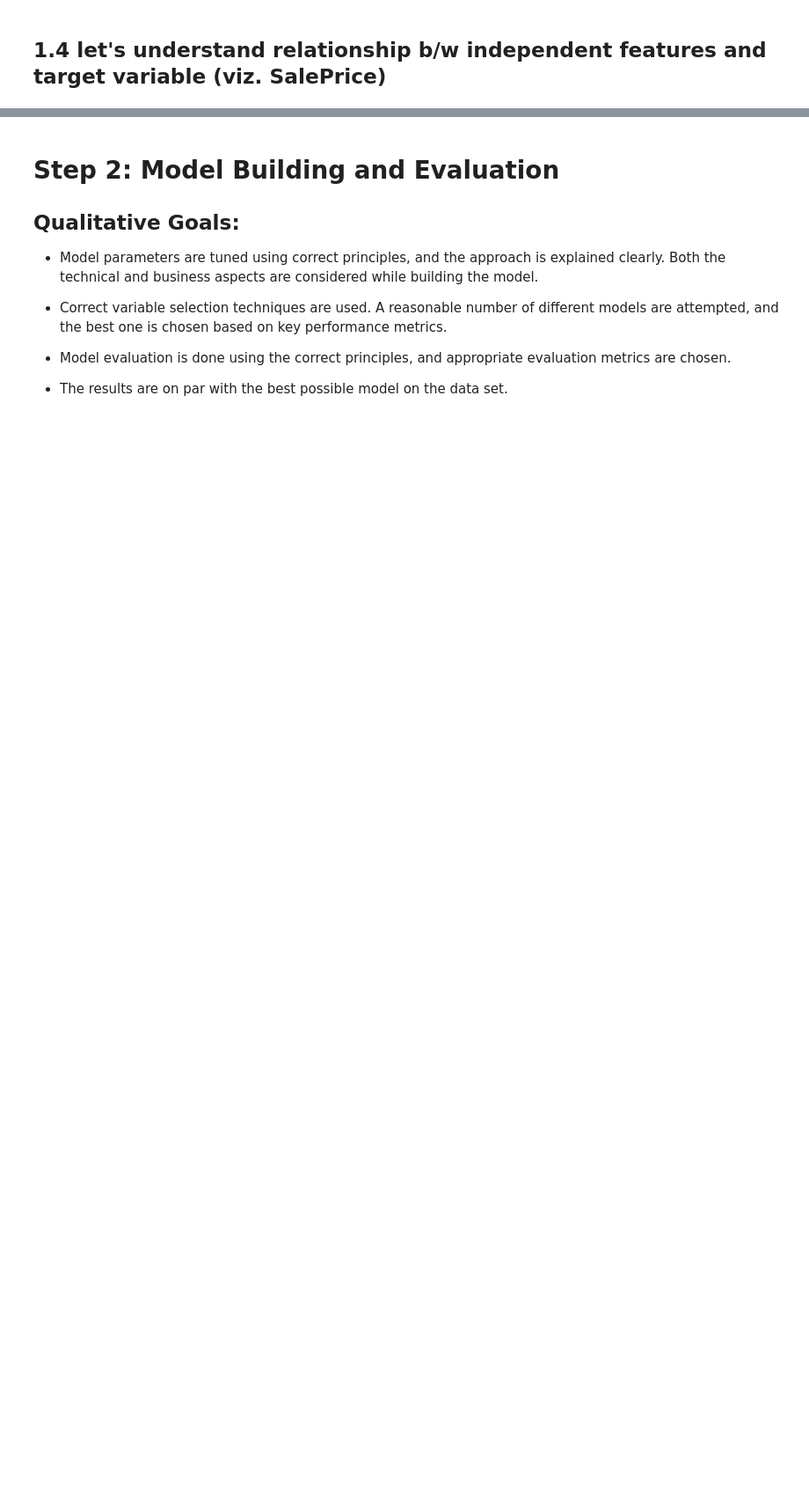
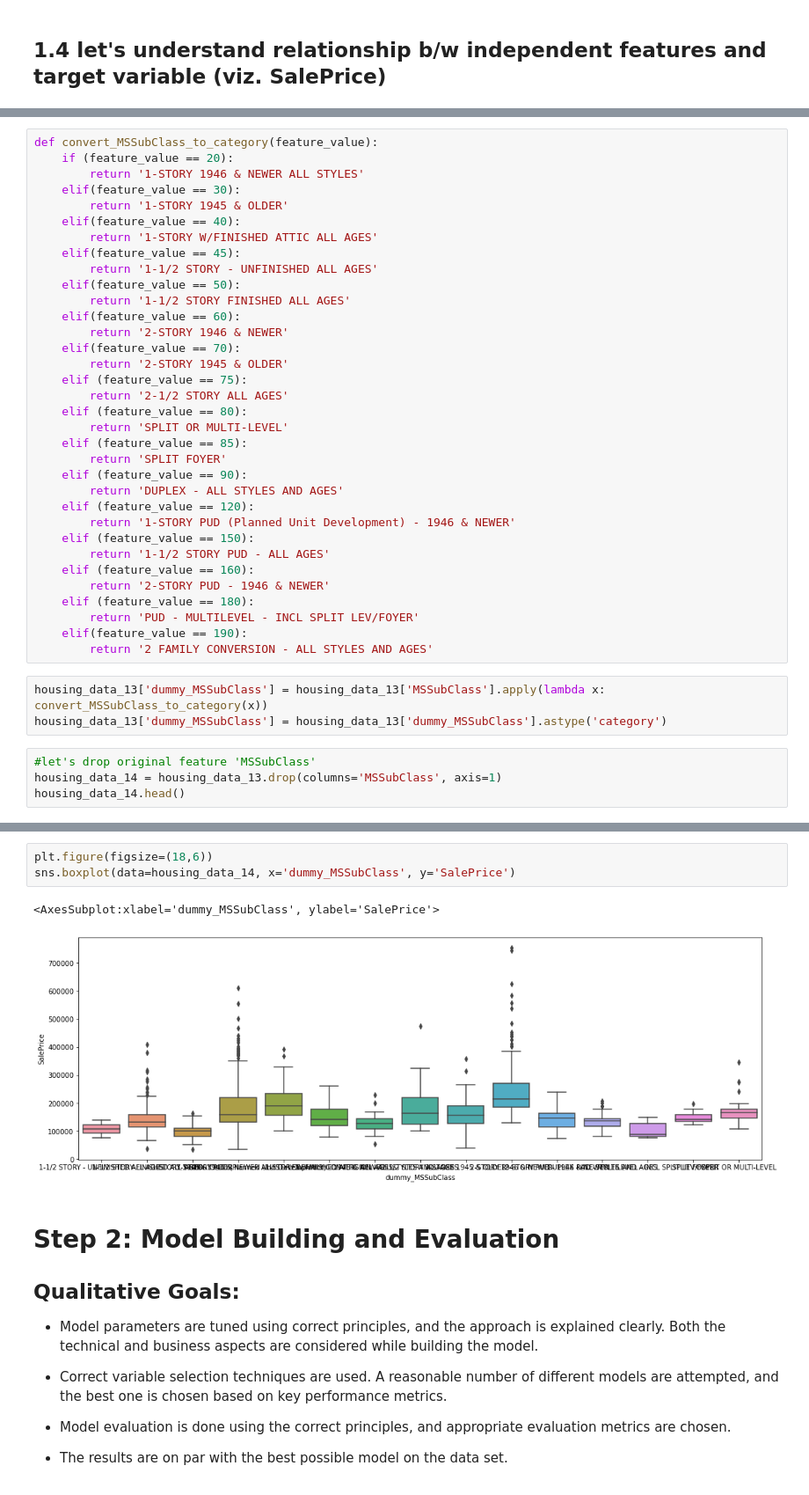
Before and after one commit to JamshedAhsan/house-price-prediction, a Jupyter notebook: Housing-Price-Prediction.ipynb, the cells around one changed output, grey strips where cells are left out. Shown at 88% size. Drawn from its saved outputs; the diff is of its cells as text; blank space fills up the shorter version.

```diff
--- a/Housing-Price-Prediction.ipynb
+++ b/Housing-Price-Prediction.ipynb
@@ -2549,0 +3159,41 @@ nan
+# %%
+def convert_MSSubClass_to_category(feature_value):
+    if (feature_value == 20):
+        return '1-STORY 1946 & NEWER ALL STYLES'
+    elif(feature_value == 30):
+        return '1-STORY 1945 & OLDER'
+    elif(feature_value == 40):
+        return '1-STORY W/FINISHED ATTIC ALL AGES'
+    elif(feature_value == 45):
+        return '1-1/2 STORY - UNFINISHED ALL AGES'
+    elif(feature_value == 50):
+        return '1-1/2 STORY FINISHED ALL AGES'
+    elif(feature_value == 60):
+        return '2-STORY 1946 & NEWER'
+    elif(feature_value == 70):
+        return '2-STORY 1945 & OLDER'
+    elif (feature_value == 75):
+        return '2-1/2 STORY ALL AGES'
+    elif (feature_value == 80):
+        return 'SPLIT OR MULTI-LEVEL'
+    elif (feature_value == 85):
+        return 'SPLIT FOYER'
+    elif (feature_value == 90):
+        return 'DUPLEX - ALL STYLES AND AGES'
+    elif (feature_value == 120):
+        return '1-STORY PUD (Planned Unit Development) - 1946 & NEWER'
+    elif (feature_value == 150):
+        return '1-1/2 STORY PUD - ALL AGES'
+    elif (feature_value == 160):
+        return '2-STORY PUD - 1946 & NEWER'
+    elif (feature_value == 180):
+        return 'PUD - MULTILEVEL - INCL SPLIT LEV/FOYER'
+    elif(feature_value == 190):
+        return '2 FAMILY CONVERSION - ALL STYLES AND AGES'
+# %%
+housing_data_13['dummy_MSSubClass'] = housing_data_13['MSSubClass'].apply(lambda x: convert_MSSubClass_to_category(x))
+housing_data_13['dummy_MSSubClass'] = housing_data_13['dummy_MSSubClass'].astype('category')
+# %%
+#let's drop original feature 'MSSubClass'
+housing_data_14 = housing_data_13.drop(columns='MSSubClass', axis=1)
+housing_data_14.head()
@@ -2550,3 +3208,9 @@ nan
+# %%
+plt.figure(figsize=(18,6))
+sns.boxplot(data=housing_data_14, x='dummy_MSSubClass', y='SalePrice')
+# %% [output]
+<AxesSubplot:xlabel='dummy_MSSubClass', ylabel='SalePrice'>
+[figure, added]
 # %% [markdown]
 # Step 2: Model Building and Evaluation
 
```
Also changed, not shown: parts of 77 cells of this notebook.
